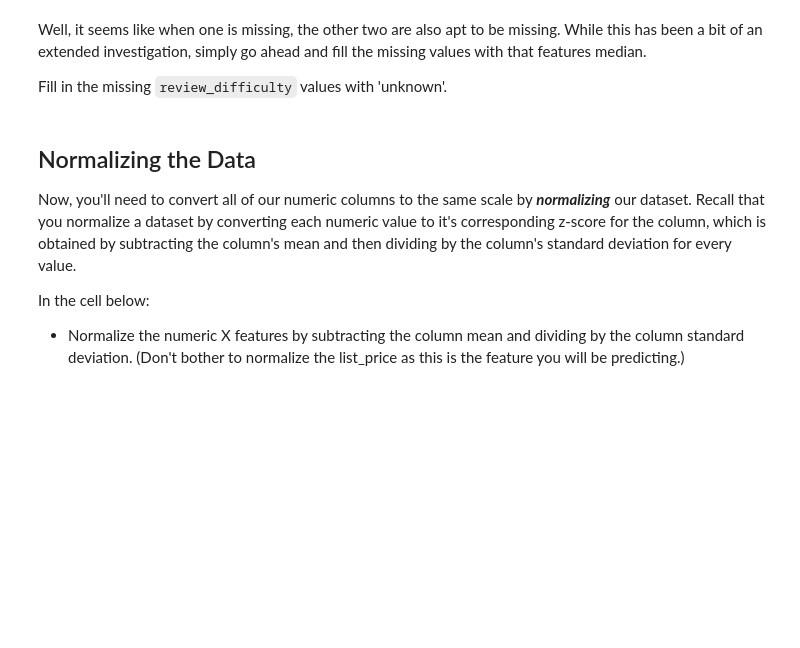
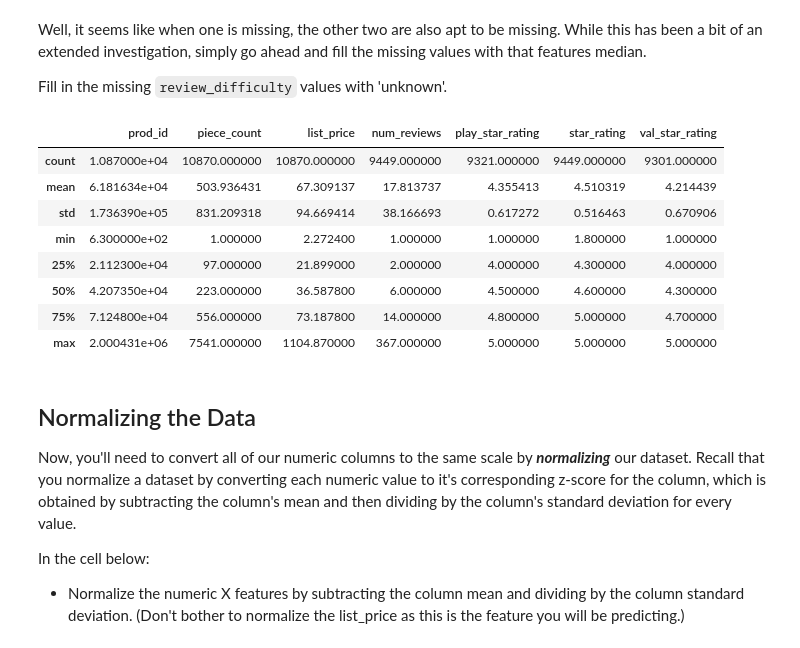
Before and after one commit to learn-co-curriculum/dsc-scrubbing-and-cleaning-data-lab, a Jupyter notebook: index.ipynb, the cells around one changed output. Cells and saved outputs as stored; diff of their text form; code cells hidden in the pictures; blank space fills up the shorter version.

Commit message:
ALERT: Cell Mismatch. Auto-create curriculum branch from solution + master

```diff
--- a/index.ipynb
+++ b/index.ipynb
@@ -33,2 +41,7 @@ In the cells below:
 # %%
 # Now, load in the dataset and inspect the head to make sure everything loaded correctly
+# %%
+# __SOLUTION__
+# Now, load in the dataset and inspect the head to make sure everything loaded correctly
+df = pd.read_csv("Lego_data_merged.csv")
+df.head()
@@ -80,3 +133,9 @@ val_star_rating      1569
 dtype: int64
 # %% [markdown]
 Now, get some descriptive statistics for each of the columns. You want to see where the minimum and maximum values lie.
+# %%
+# __SOLUTION__
+df.list_price = df.list_price.map(lambda x: float(x.replace('$', ''))) #Strip the $ sign and convert to float
+#Could also potentially take advantage of str indexing but this would be less flexible and prone to potential errors /
+#if the data is not consistently formatted
+df.list_price.unique()[:5]
@@ -109,6 +212,19 @@ Well, it seems like when one is missing, the other two are also apt to be missin
 Fill in the missing `review_difficulty` values with 'unknown'.
 # %%
 #Your code here
+# %%
+# __SOLUTION__
+df.describe()
+# %% [output]
+|  | prod_id | piece_count | list_price | num_reviews | play_star_rating | star_rating | val_star_rating |
+| count | 1.087000e+04 | 10870.000000 | 10870.000000 | 9449.000000 | 9321.000000 | 9449.000000 | 9301.000000 |
+| mean | 6.181634e+04 | 503.936431 | 67.309137 | 17.813737 | 4.355413 | 4.510319 | 4.214439 |
+| std | 1.736390e+05 | 831.209318 | 94.669414 | 38.166693 | 0.617272 | 0.516463 | 0.670906 |
+| min | 6.300000e+02 | 1.000000 | 2.272400 | 1.000000 | 1.000000 | 1.800000 | 1.000000 |
+| 25% | 2.112300e+04 | 97.000000 | 21.899000 | 2.000000 | 4.000000 | 4.300000 | 4.000000 |
+| 50% | 4.207350e+04 | 223.000000 | 36.587800 | 6.000000 | 4.500000 | 4.600000 | 4.300000 |
+| 75% | 7.124800e+04 | 556.000000 | 73.187800 | 14.000000 | 4.800000 | 5.000000 | 4.700000 |
+| max | 2.000431e+06 | 7541.000000 | 1104.870000 | 367.000000 | 5.000000 | 5.000000 | 5.000000 |
 # %% [markdown]
 ## Normalizing the Data
 
```
Also changed, not shown: parts of 17 cells of this notebook, 1 other file.
